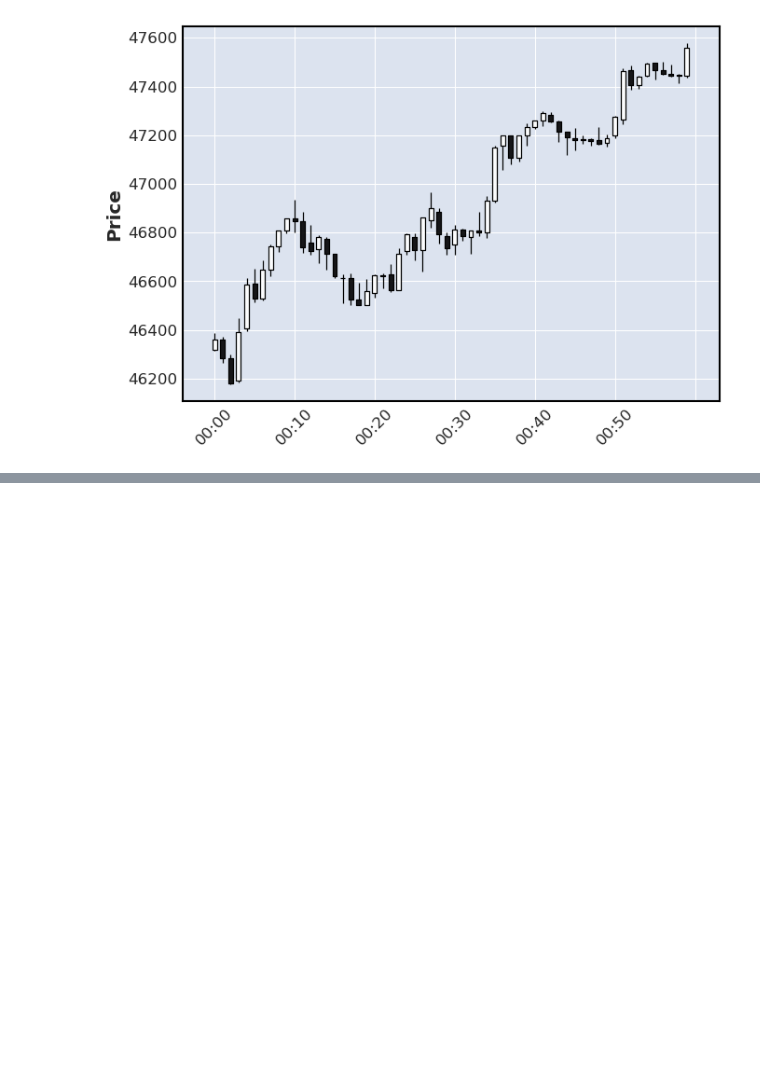
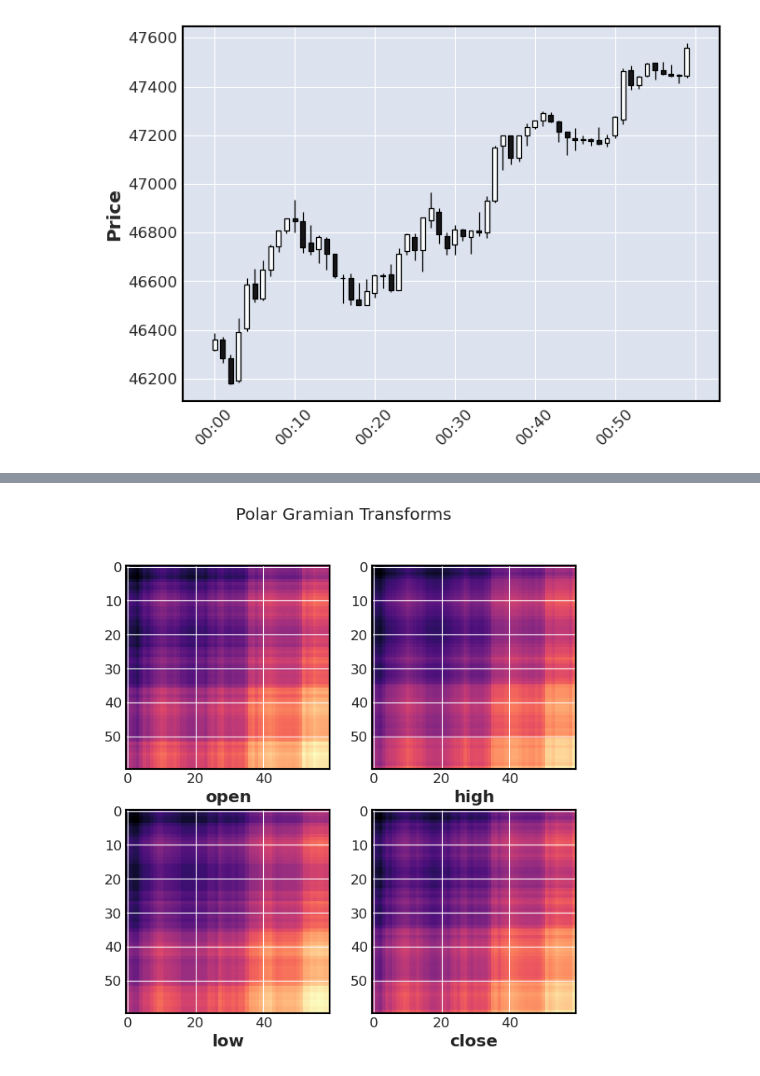
Before and after one commit to finn96/gramian-angular-fields-ohlc, a Jupyter notebook: gramian-angular-field-transform.ipynb, the cells around one changed output, grey strips where cells are left out. Drawn from its saved outputs; the diff is of its cells as text; code cells hidden in the pictures; blank space fills up the shorter version.

```diff
--- a/gramian-angular-field-transform.ipynb
+++ b/gramian-angular-field-transform.ipynb
@@ -79,0 +86,25 @@ plt.show()
+# %%
+# TODO: Leverage symmetry here to reduce computation count
+for channel in range(len(channels)):
+    for idx, theta in enumerate(polar_sample[channel]):
+        for idx_, theta_ in enumerate(polar_sample[channel]):
+            res = gasf(theta,theta_)
+            gramian[channel][idx][idx_] = res
+# %%
+fig = plt.figure(figsize=(7,7))
+ax_open = fig.add_subplot(221)
+ax_open.imshow(gramian[0], cmap='magma')
+ax_open.set_xlabel("open")
+ax_high= fig.add_subplot(222)
+ax_high.imshow(gramian[1], cmap='magma')
+ax_high.set_xlabel("high")
+ax_low = fig.add_subplot(223)
+ax_low.imshow(gramian[2], cmap='magma')
+ax_low.set_xlabel("low")
+ax_close = fig.add_subplot(224)
+ax_close.imshow(gramian[3], cmap='magma')
+ax_close.set_xlabel("close")
+fig.suptitle("Polar Gramian Transforms")
+fig.show()
+# %% [output]
+[figure, added]
```
Also changed, not shown: parts of 15 cells of this notebook.
